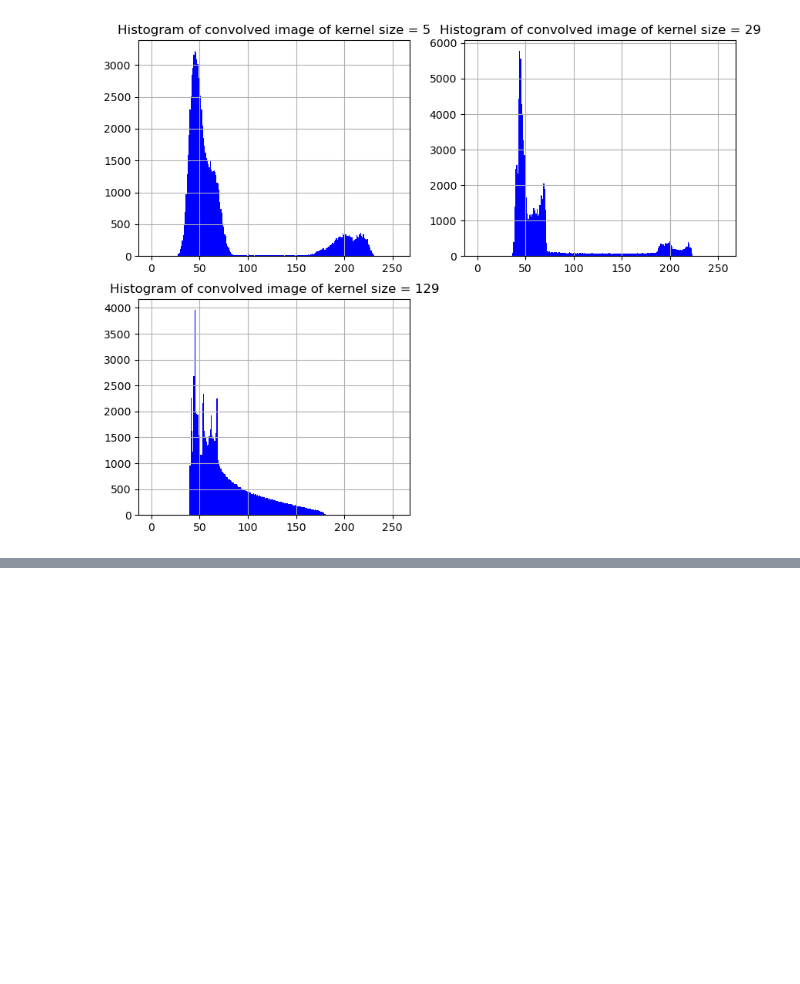
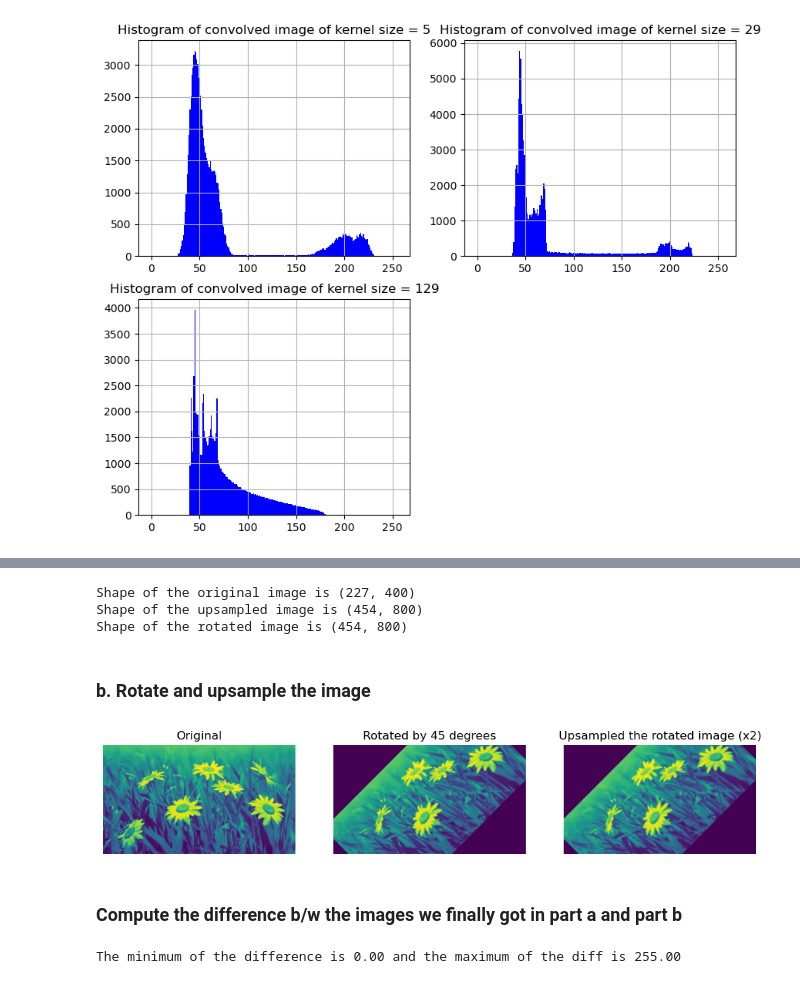
Before and after one commit to Pritam1102/DIP2025, a Jupyter notebook: assignment2.ipynb, the cells around one changed output, grey strips where cells are left out. Drawn from its saved outputs; the diff is of its cells as text; code cells hidden in the pictures; blank space fills up the shorter version.

```diff
--- a/assignment2.ipynb
+++ b/assignment2.ipynb
@@ -183,0 +254,28 @@ plt.show()
+# %%
+print(f"Shape of the original image is {img.shape}")
+print(f"Shape of the upsampled image is {upsampled_a.shape}")
+print(f"Shape of the rotated image is {rotated_a.shape}")
+# %% [output]
+Shape of the original image is (227, 400)
+Shape of the upsampled image is (454, 800)
+Shape of the rotated image is (454, 800)
+# %% [markdown]
+### b. Rotate and upsample the image
+# %%
+rotated_b = rotate_image(img,theta=np.pi/4)
+upsampled_b = bilinear_resize(rotated_b,2)
+# %%
+plt.figure(figsize=(12, 8))
+plt.subplot(1, 3, 1); plt.imshow(img); plt.title("Original"); plt.axis("off")
+plt.subplot(1, 3, 2); plt.imshow(rotated_b); plt.title("Rotated by 45 degrees"); plt.axis("off")
+plt.subplot(1, 3, 3); plt.imshow(upsampled_b); plt.title("Upsampled the rotated image (x2)"); plt.axis("off")
+plt.show()
+# %% [output]
+[figure, added]
+# %% [markdown]
+### Compute the difference b/w the images we finally got in part a and part b
+# %%
+diff = rotated_a-upsampled_b
+print(f"The minimum of the difference is {np.min(diff):.2f} and the maximum of the diff is {np.max(diff):.2f}")
+# %% [output]
+The minimum of the difference is 0.00 and the maximum of the diff is 255.00
```
Also changed, not shown: parts of 7 cells of this notebook.
